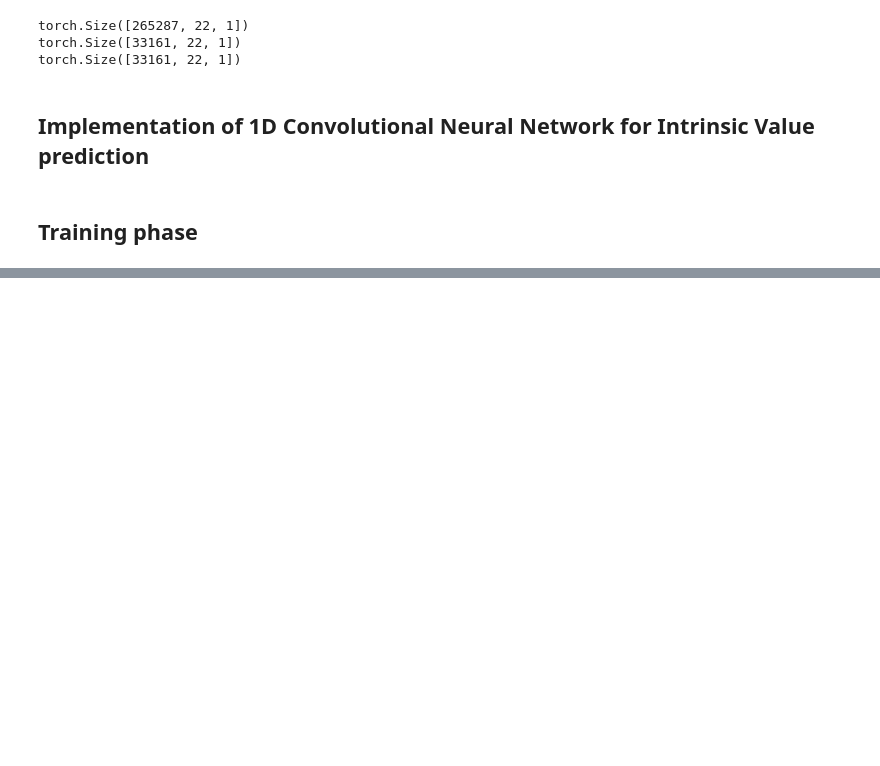
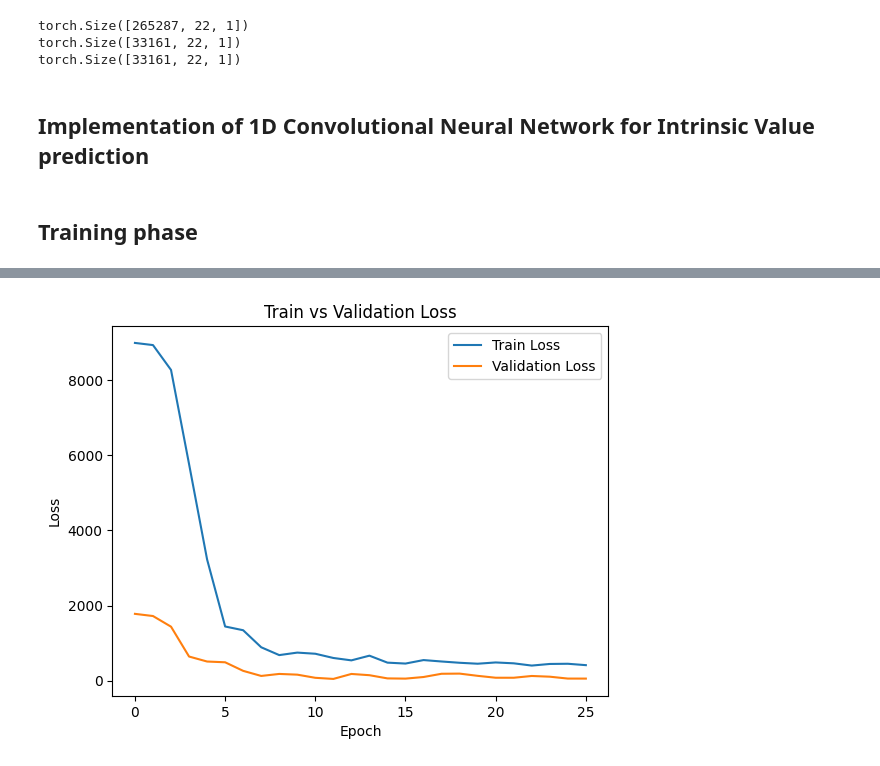
Before and after one commit to Yichen-Wang-2003/24W-PIC16B-Group4, a Jupyter notebook: oneD_Conv.ipynb, the cells around one changed output, grey strips where cells are left out. Saved outputs shown, nothing was run; the diff lists cells and outputs as text; code cells hidden in the pictures; blank space fills up the shorter version.

```diff
--- a/oneD_Conv.ipynb
+++ b/oneD_Conv.ipynb
@@ -299,0 +321,21 @@ NameError: name 'model' is not defined
+# %%
+train_loss_list = [8980.82421875, 8923.5087890625, 8262.802734375, 5759.98681640625, 3224.97119140625, 1442.8133544921875,
+                   1343.264404296875, 890.4447021484375, 682.3187866210938, 748.7600708007812, 718.3447265625, 605.8528442382812,
+                   542.348876953125, 666.9859619140625, 481.8097839355469, 457.41162109375, 550.0675048828125, 512.4168701171875,
+                   478.35052490234375, 453.14166259765625, 486.9576721191406, 463.7088623046875, 403.9351806640625, 446.7655029296875,
+                   452.0331726074219, 415.1826171875]
+val_loss_list = [1778.7342529296875, 1720.9593505859375, 1437.8150634765625, 644.2469482421875, 511.40386962890625,
+                 491.32757568359375, 263.45794677734375, 128.21737670898438, 181.788330078125, 162.56578063964844,
+                 78.62602996826172, 49.050533294677734, 181.21078491210938, 147.99795532226562, 62.93171310424805,
+                 57.0987663269043, 99.8532485961914, 186.0397186279297, 190.357421875, 131.1597900390625, 80.60486602783203,
+                 80.2590560913086, 127.39952087402344, 108.32402801513672, 58.32400894165039, 57.768531799316406]
+import matplotlib.pyplot as plt
+plt.plot(train_loss_list, label='Train Loss')
+plt.plot(val_loss_list, label='Validation Loss')
+plt.xlabel('Epoch')
+plt.ylabel('Loss')
+plt.legend()
+plt.title("Train vs Validation Loss")
+plt.show()
+# %% [output]
+[figure, added]
```
Also changed, not shown: parts of 6 cells of this notebook.
